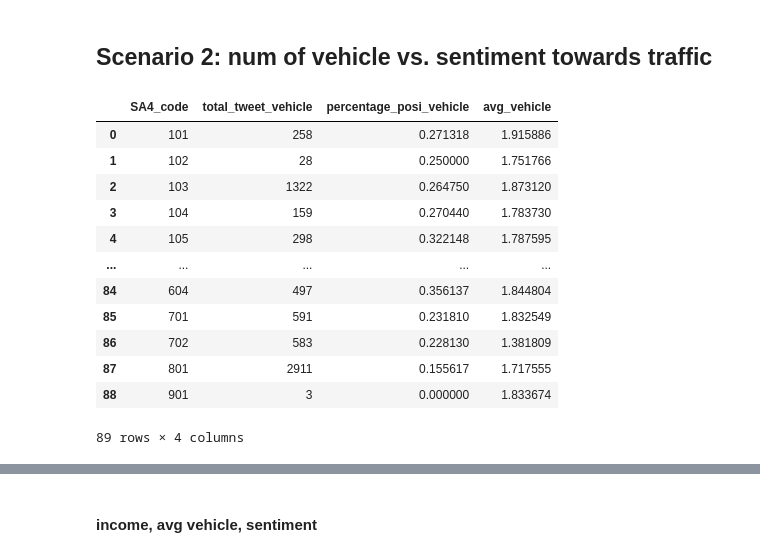
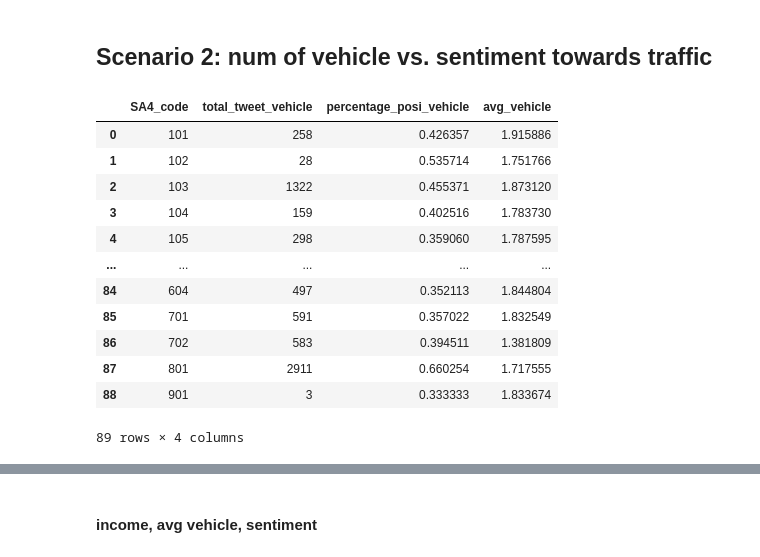
Before and after one commit to terrance2630/CCC_A2, a Jupyter notebook: processed_data_analysis/test.ipynb, the cells around one changed output, grey strips where cells are left out. Cells and saved outputs as stored; diff of their text form; code cells hidden in the pictures.

```diff
--- a/processed_data_analysis/test.ipynb
+++ b/processed_data_analysis/test.ipynb
@@ -108,37 +108,40 @@ with open('/Users/euniceyao/Documents/GitHub/CCC_A2/final_processed_data/s2_data
 # %%
 SA4_code = []
 total_tweet_vehicle = []
+#
 percentage_posi_vehicle = []
 avg_vehicle = []
 
 for item in s2_data:
     SA4_code.append(item)
     total_tweet_vehicle.append(s2_data[item][0])
-    percentage_posi_vehicle.append(s2_data[item][5])
+    # posi_tweet_vehicle.append(s2_data[item][2])
+    percentage_posi_vehicle.append(s2_data[item][4])
     avg_vehicle.append(s2_data[item][7])
 
 selected_data_vehicle = {
     'SA4_code': SA4_code,
     'total_tweet_vehicle': total_tweet_vehicle,
+    # 'posi_tweet_vehicle': posi_tweet_vehicle,
     'percentage_posi_vehicle': percentage_posi_vehicle,
     'avg_vehicle': avg_vehicle
 }
 
 vehicle_df = pd.DataFrame(selected_data_vehicle)
 vehicle_df
 # %% [output]
 |  | SA4_code | total_tweet_vehicle | percentage_posi_vehicle | avg_vehicle |
-| 0 | 101 | 258 | 0.271318 | 1.915886 |
-| 1 | 102 | 28 | 0.250000 | 1.751766 |
-| 2 | 103 | 1322 | 0.264750 | 1.873120 |
-| 3 | 104 | 159 | 0.270440 | 1.783730 |
-| 4 | 105 | 298 | 0.322148 | 1.787595 |
+| 0 | 101 | 258 | 0.426357 | 1.915886 |
+| 1 | 102 | 28 | 0.535714 | 1.751766 |
+| 2 | 103 | 1322 | 0.455371 | 1.873120 |
+| 3 | 104 | 159 | 0.402516 | 1.783730 |
+| 4 | 105 | 298 | 0.359060 | 1.787595 |
 | ... | ... | ... | ... | ... |
-| 84 | 604 | 497 | 0.356137 | 1.844804 |
-| 85 | 701 | 591 | 0.231810 | 1.832549 |
-| 86 | 702 | 583 | 0.228130 | 1.381809 |
-| 87 | 801 | 2911 | 0.155617 | 1.717555 |
-| 88 | 901 | 3 | 0.000000 | 1.833674 |
+| 84 | 604 | 497 | 0.352113 | 1.844804 |
+| 85 | 701 | 591 | 0.357022 | 1.832549 |
+| 86 | 702 | 583 | 0.394511 | 1.381809 |
+| 87 | 801 | 2911 | 0.660254 | 1.717555 |
+| 88 | 901 | 3 | 0.333333 | 1.833674 |
 89 rows × 4 columns
 # %%
 x_avg_vehicle = vehicle_df['avg_vehicle']
```
Also changed, not shown: parts of 12 cells of this notebook, 13 other files.
